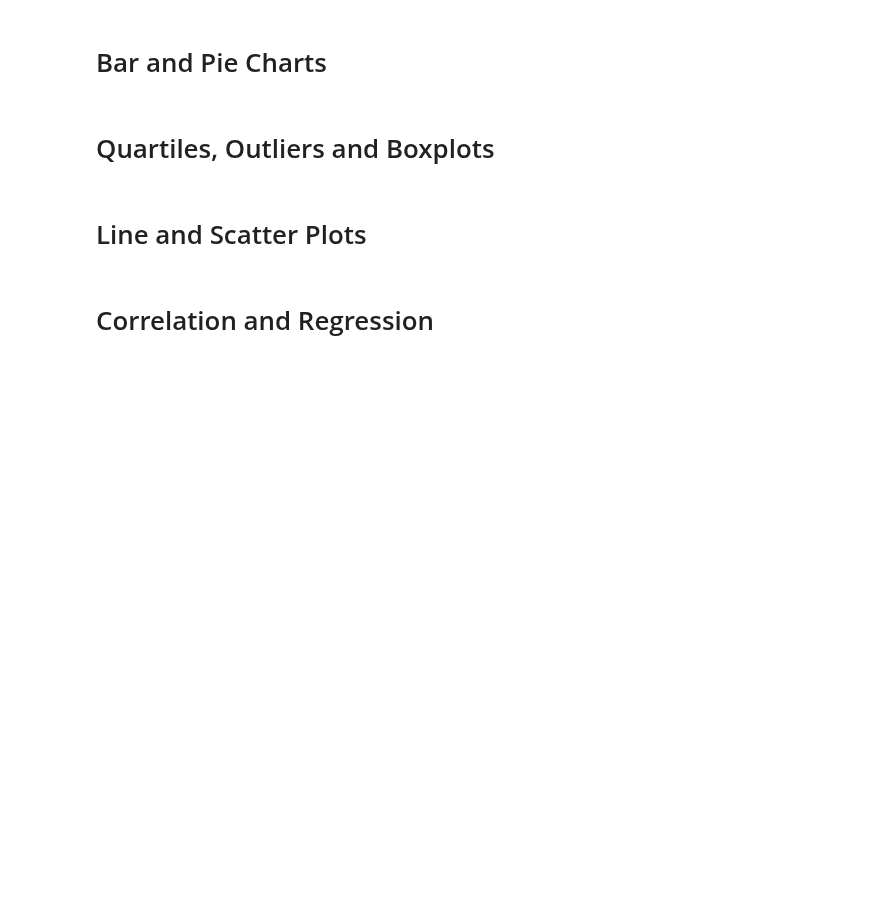
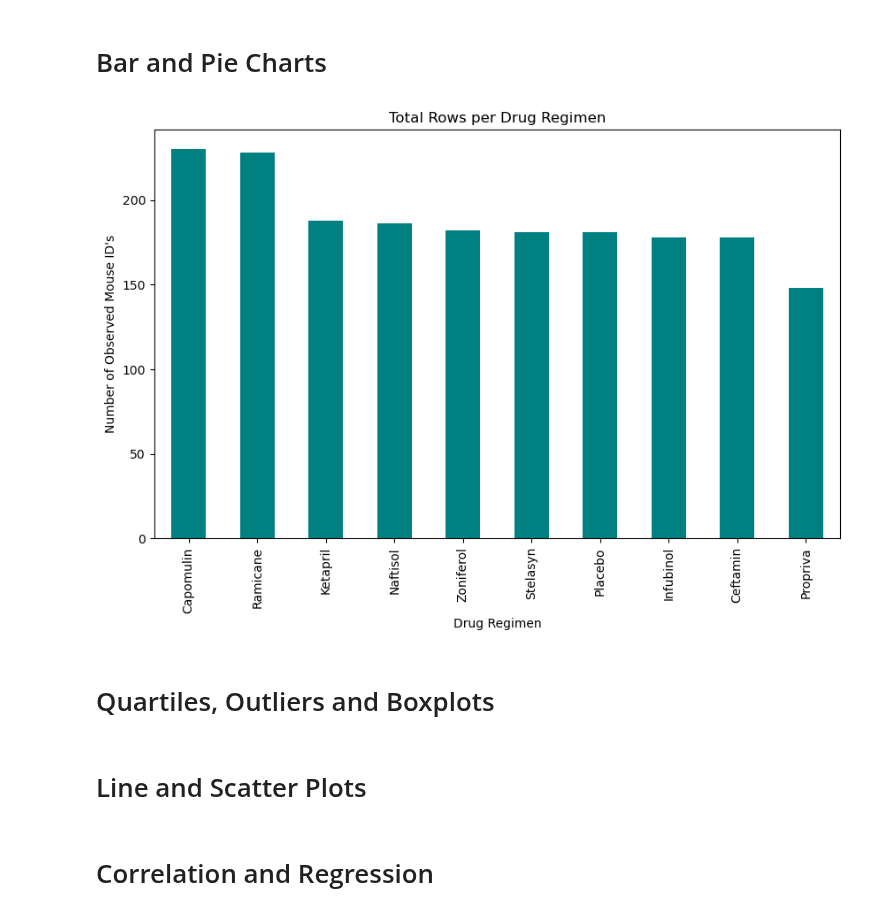
Before and after one commit to Data-Miner99/matplotlib-challenge, a Jupyter notebook: Pymaceuticals/pymaceuticals_code.ipynb, the cells around one changed output. Drawn from its saved outputs; the diff is of its cells as text; code cells hidden in the pictures; blank space fills up the shorter version.

Commit message:
Data Visualization

```diff
--- a/Pymaceuticals/pymaceuticals_code.ipynb
+++ b/Pymaceuticals/pymaceuticals_code.ipynb
@@ -139,3 +154,12 @@ summary
 # %% [markdown]
 # Bar and Pie Charts
+# %%
+# Generate a bar plot showing the total number of rows (Mouse ID/Timepoints) for each drug regimen using Pandas.
+drug_regimen_pdplot = clean_mouse_data["Drug Regimen"].value_counts()
+drug_regimen_pdplot.columns = ["Drug Regimen", "Mouse ID"]
+drug_regimen_pdplot.plot(kind="bar", x="Drug Regimen", title="Total Rows per Drug Regimen", figsize=(10, 6), color= "teal")
+plt.ylabel("Number of Observed Mouse ID's")
+drug_regimen_pdplot.texts = []
+# %% [output]
+[figure, added]
 # %%
```
Also changed, not shown: parts of 3 cells of this notebook.
